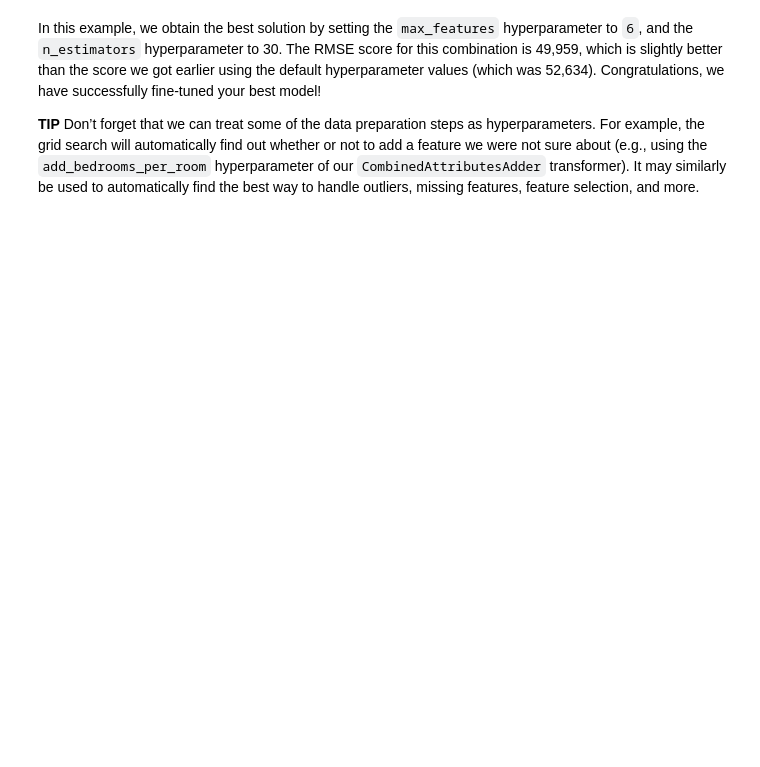
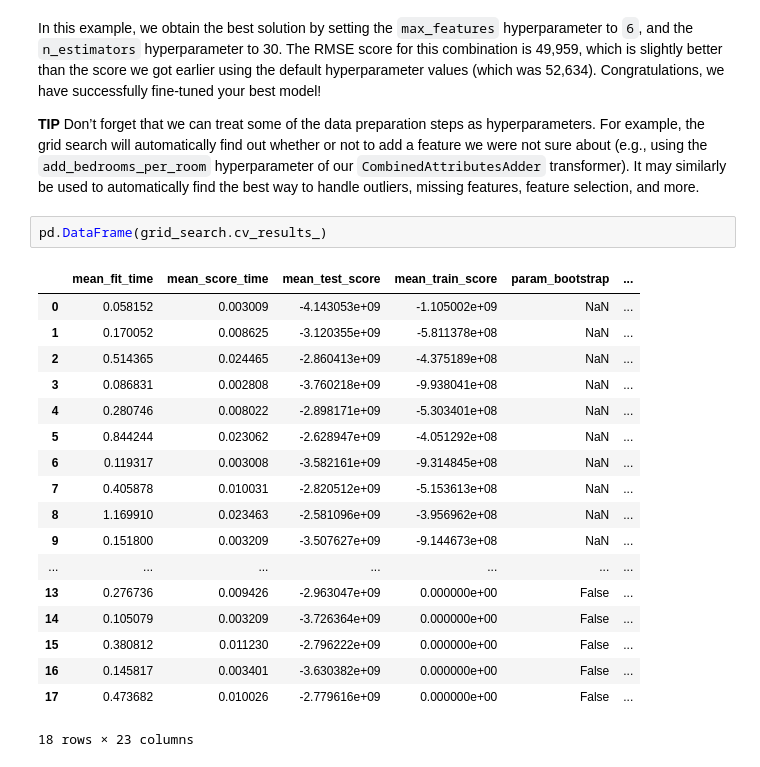
Before and after one commit to LinuxAI-PKU/ml-workspace, a Jupyter notebook: housing-regression.ipynb, the cells around one changed output. Saved outputs shown, nothing was run; the diff lists cells and outputs as text; blank space fills up the shorter version.

```diff
--- a/housing-regression.ipynb
+++ b/housing-regression.ipynb
@@ -940,3 +940,24 @@ for mean_score, params in zip(cvres['mean_test_score'], cvres['params']):
 In this example, we obtain the best solution by setting the `max_features` hyperparameter to `6`, and the `n_estimators` hyperparameter to 30. The RMSE score for this combination is 49,959, which is slightly better than the score we got earlier using the default hyperparameter values (which was 52,634). Congratulations, we have successfully fine-tuned your best model!
 
 **TIP** Don’t forget that we can treat some of the data preparation steps as hyperparameters. For example, the grid search will automatically find out whether or not to add a feature we were not sure about (e.g., using the `add_bedrooms_per_room` hyperparameter of our `CombinedAttributesAdder` transformer). It may similarly be used to automatically find the best way to handle outliers, missing features, feature selection, and more.
+# %%
+pd.DataFrame(grid_search.cv_results_)
+# %% [output]
+|  | mean_fit_time | mean_score_time | mean_test_score | mean_train_score | param_bootstrap | ... |
+| 0 | 0.058152 | 0.003009 | -4.143053e+09 | -1.105002e+09 | NaN | ... |
+| 1 | 0.170052 | 0.008625 | -3.120355e+09 | -5.811378e+08 | NaN | ... |
+| 2 | 0.514365 | 0.024465 | -2.860413e+09 | -4.375189e+08 | NaN | ... |
+| 3 | 0.086831 | 0.002808 | -3.760218e+09 | -9.938041e+08 | NaN | ... |
+| 4 | 0.280746 | 0.008022 | -2.898171e+09 | -5.303401e+08 | NaN | ... |
+| 5 | 0.844244 | 0.023062 | -2.628947e+09 | -4.051292e+08 | NaN | ... |
+| 6 | 0.119317 | 0.003008 | -3.582161e+09 | -9.314845e+08 | NaN | ... |
+| 7 | 0.405878 | 0.010031 | -2.820512e+09 | -5.153613e+08 | NaN | ... |
+| 8 | 1.169910 | 0.023463 | -2.581096e+09 | -3.956962e+08 | NaN | ... |
+| 9 | 0.151800 | 0.003209 | -3.507627e+09 | -9.144673e+08 | NaN | ... |
+| ... | ... | ... | ... | ... | ... | ... |
+| 13 | 0.276736 | 0.009426 | -2.963047e+09 | 0.000000e+00 | False | ... |
+| 14 | 0.105079 | 0.003209 | -3.726364e+09 | 0.000000e+00 | False | ... |
+| 15 | 0.380812 | 0.011230 | -2.796222e+09 | 0.000000e+00 | False | ... |
+| 16 | 0.145817 | 0.003401 | -3.630382e+09 | 0.000000e+00 | False | ... |
+| 17 | 0.473682 | 0.010026 | -2.779616e+09 | 0.000000e+00 | False | ... |
+18 rows × 23 columns
```
Also changed, not shown: parts of 6 cells of this notebook, 1 other file.
